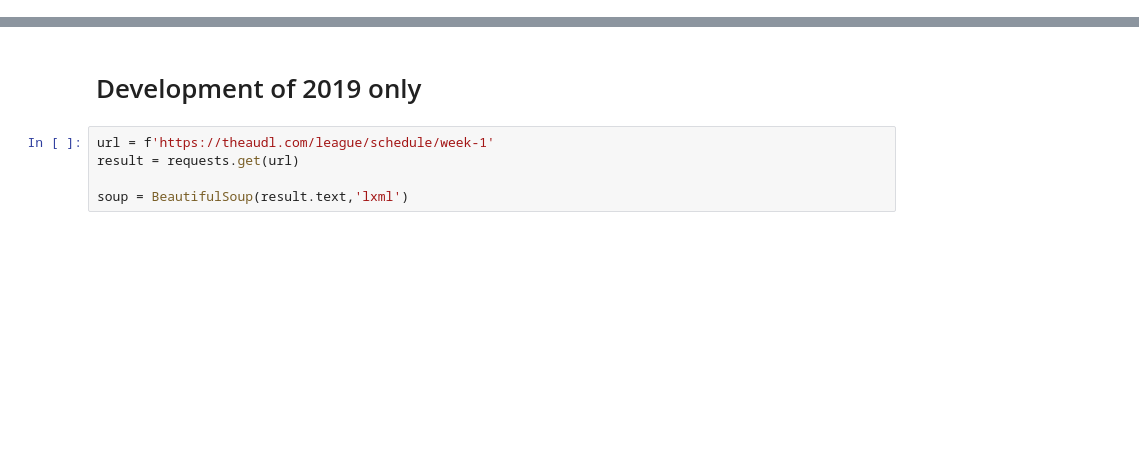
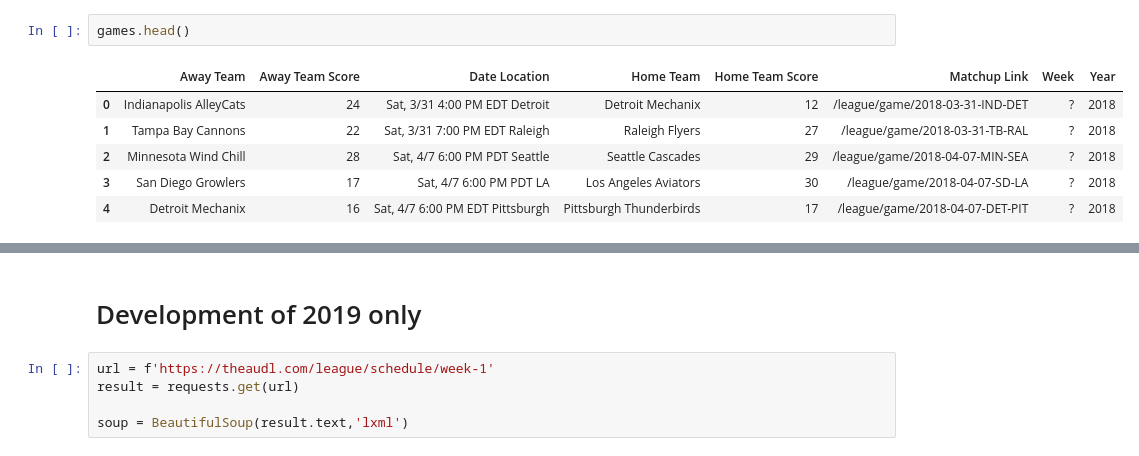
Before and after one commit to dfiorino/ultianalyticspull, a Jupyter notebook: notebooks/development/02-dwf-get-schedule.ipynb, the cells around one changed output, grey strips where cells are left out. Cells and saved outputs as stored; diff of their text form; blank space fills up the shorter version.

```diff
--- a/notebooks/development/02-dwf-get-schedule.ipynb
+++ b/notebooks/development/02-dwf-get-schedule.ipynb
@@ -112 +108,10 @@ soup
+# %%
+games.head()
+# %% [output]
+|  | Away Team | Away Team Score | Date Location | Home Team | Home Team Score | Matchup Link | Week | Year |
+| 0 | Indianapolis AlleyCats | 24 | Sat, 3/31 4:00 PM EDT Detroit | Detroit Mechanix | 12 | /league/game/2018-03-31-IND-DET | ? | 2018 |
+| 1 | Tampa Bay Cannons | 22 | Sat, 3/31 7:00 PM EDT Raleigh | Raleigh Flyers | 27 | /league/game/2018-03-31-TB-RAL | ? | 2018 |
+| 2 | Minnesota Wind Chill | 28 | Sat, 4/7 6:00 PM PDT Seattle | Seattle Cascades | 29 | /league/game/2018-04-07-MIN-SEA | ? | 2018 |
+| 3 | San Diego Growlers | 17 | Sat, 4/7 6:00 PM PDT LA | Los Angeles Aviators | 30 | /league/game/2018-04-07-SD-LA | ? | 2018 |
+| 4 | Detroit Mechanix | 16 | Sat, 4/7 6:00 PM EDT Pittsburgh | Pittsburgh Thunderbirds | 17 | /league/game/2018-04-07-DET-PIT | ? | 2018 |
 # %%
```
Also changed, not shown: parts of 12 cells of this notebook, 1 other file.
